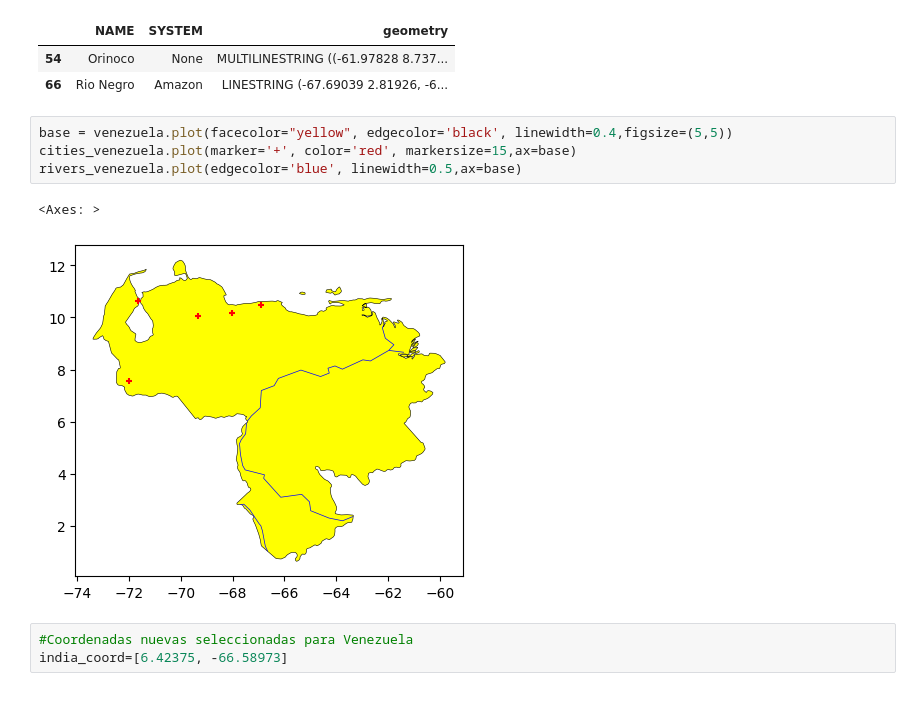
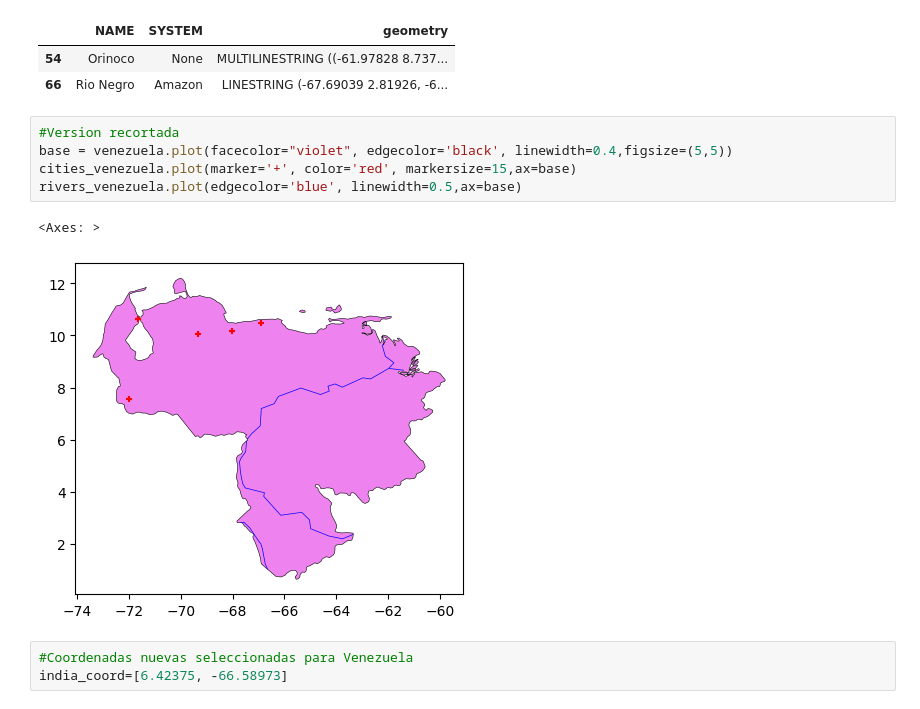
Before and after one commit to enrique1157/simpleplot, a Jupyter notebook: Untitled.ipynb, the cells around one changed output. Drawn from its saved outputs; the diff is of its cells as text.

```diff
--- a/Untitled.ipynb
+++ b/Untitled.ipynb
@@ -47,12 +47,13 @@ rivers_venezuela.head()
 | 54 | Orinoco | None | MULTILINESTRING ((-61.97828 8.737... |
 | 66 | Rio Negro | Amazon | LINESTRING (-67.69039 2.81926, -6... |
 # %%
-base = venezuela.plot(facecolor="yellow", edgecolor='black', linewidth=0.4,figsize=(5,5))
+#Version recortada
+base = venezuela.plot(facecolor="violet", edgecolor='black', linewidth=0.4,figsize=(5,5))
 cities_venezuela.plot(marker='+', color='red', markersize=15,ax=base)
 rivers_venezuela.plot(edgecolor='blue', linewidth=0.5,ax=base)
 # %% [output]
 <Axes: >
-[figure, old version]
+[figure, new version]
 # %%
 #Coordenadas nuevas seleccionadas para Venezuela
 india_coord=[6.42375, -66.58973]
```
Also changed, not shown: parts of 7 cells of this notebook.
